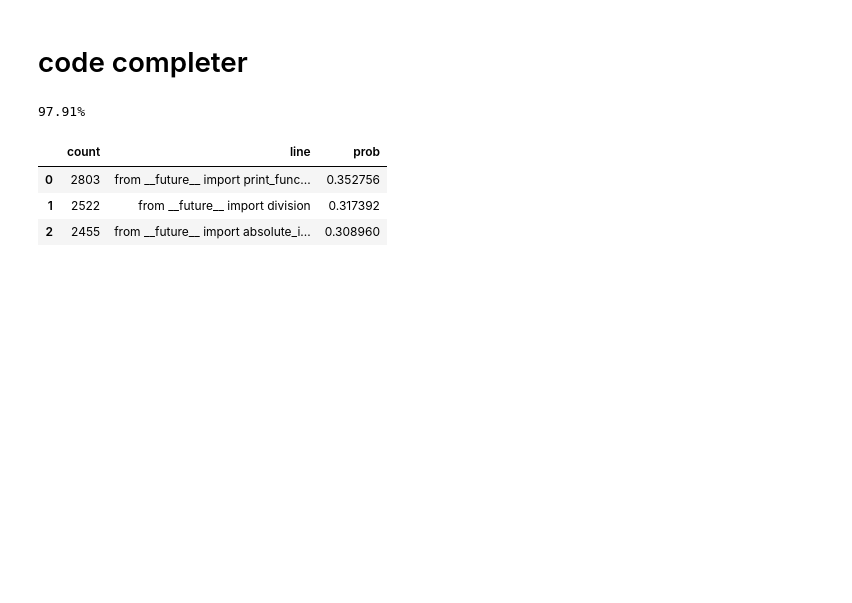
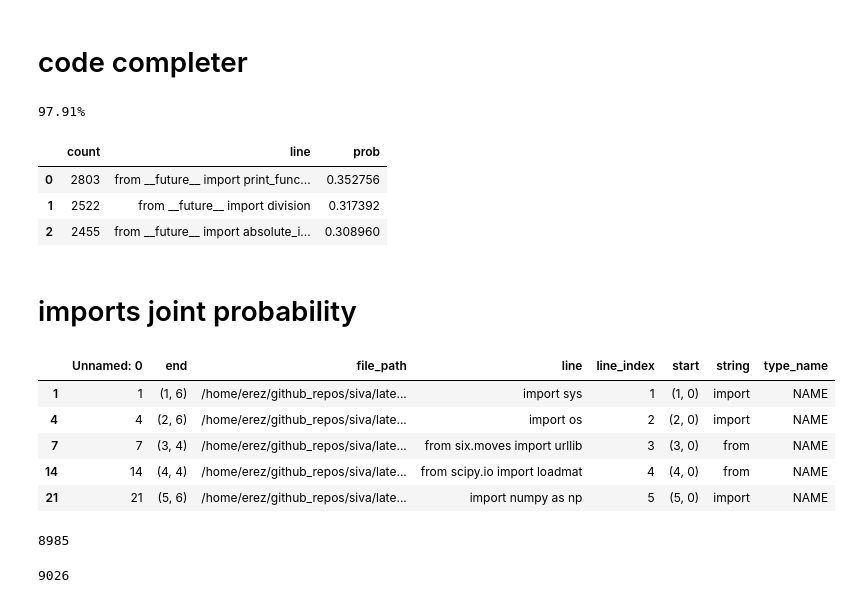
Before and after one commit to erez-aharonov/code_completion2, a Jupyter notebook: get_data_set_and_analyze.ipynb, the cells around one changed output. Saved outputs shown, nothing was run; the diff lists cells and outputs as text; code cells hidden in the pictures; blank space fills up the shorter version.

```diff
--- a/get_data_set_and_analyze.ipynb
+++ b/get_data_set_and_analyze.ipynb
@@ -169,3 +170,22 @@ code_completer.complete_code('from __f')
 | 0 | 2803 | from __future__ import print_func... | 0.352756 |
 | 1 | 2522 | from __future__ import division | 0.317392 |
 | 2 | 2455 | from __future__ import absolute_i... | 0.308960 |
+# %% [markdown]
+# imports joint probability
+# %%
+imports_lines_df.head()
+# %% [output]
+|  | Unnamed: 0 | end | file_path | line | line_index | start | string | type_name |
+| 1 | 1 | (1, 6) | /home/erez/github_repos/siva/late... | import sys | 1 | (1, 0) | import | NAME |
+| 4 | 4 | (2, 6) | /home/erez/github_repos/siva/late... | import os | 2 | (2, 0) | import | NAME |
+| 7 | 7 | (3, 4) | /home/erez/github_repos/siva/late... | from six.moves import urllib | 3 | (3, 0) | from | NAME |
+| 14 | 14 | (4, 4) | /home/erez/github_repos/siva/late... | from scipy.io import loadmat | 4 | (4, 0) | from | NAME |
+| 21 | 21 | (5, 6) | /home/erez/github_repos/siva/late... | import numpy as np | 5 | (5, 0) | import | NAME |
+# %%
+len(imports_lines_df.file_path.unique())
+# %% [output]
+8985
+# %%
+len(imports_lines_df.line.unique())
+# %% [output]
+9026
```
Also changed, not shown: parts of 8 cells of this notebook, 2 other files.
